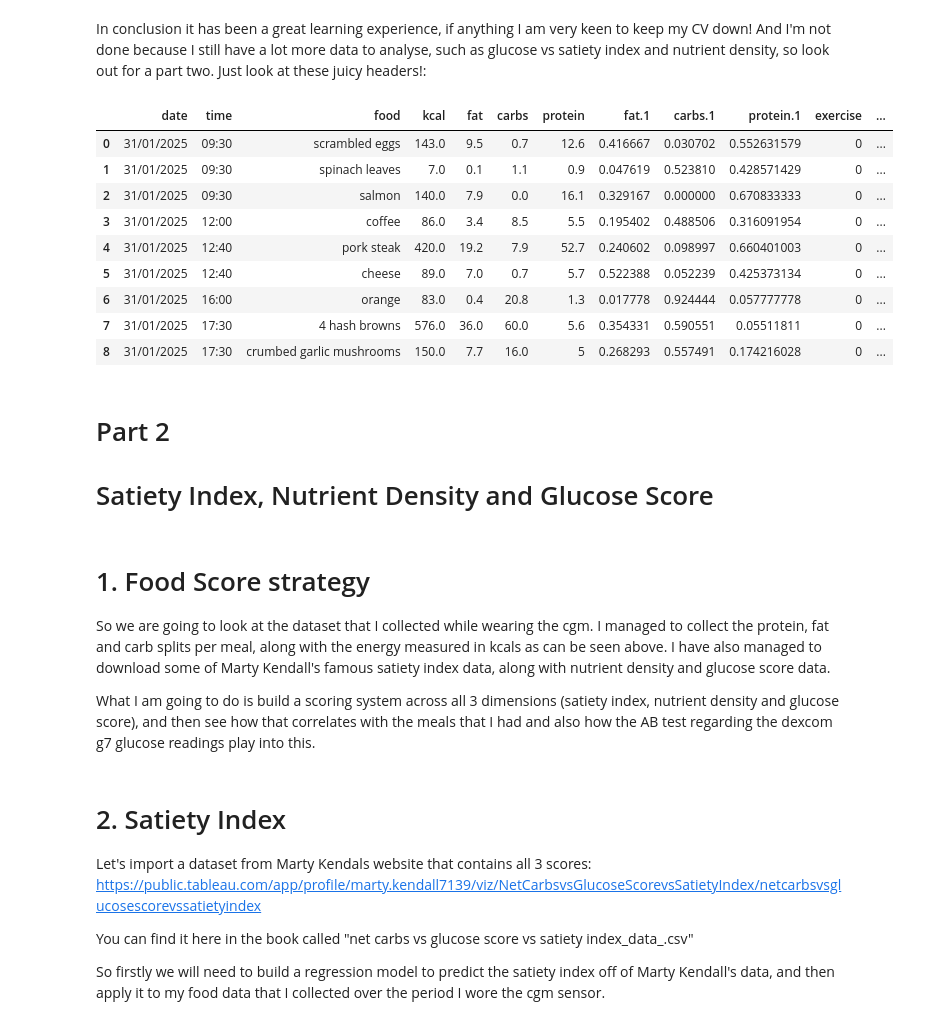
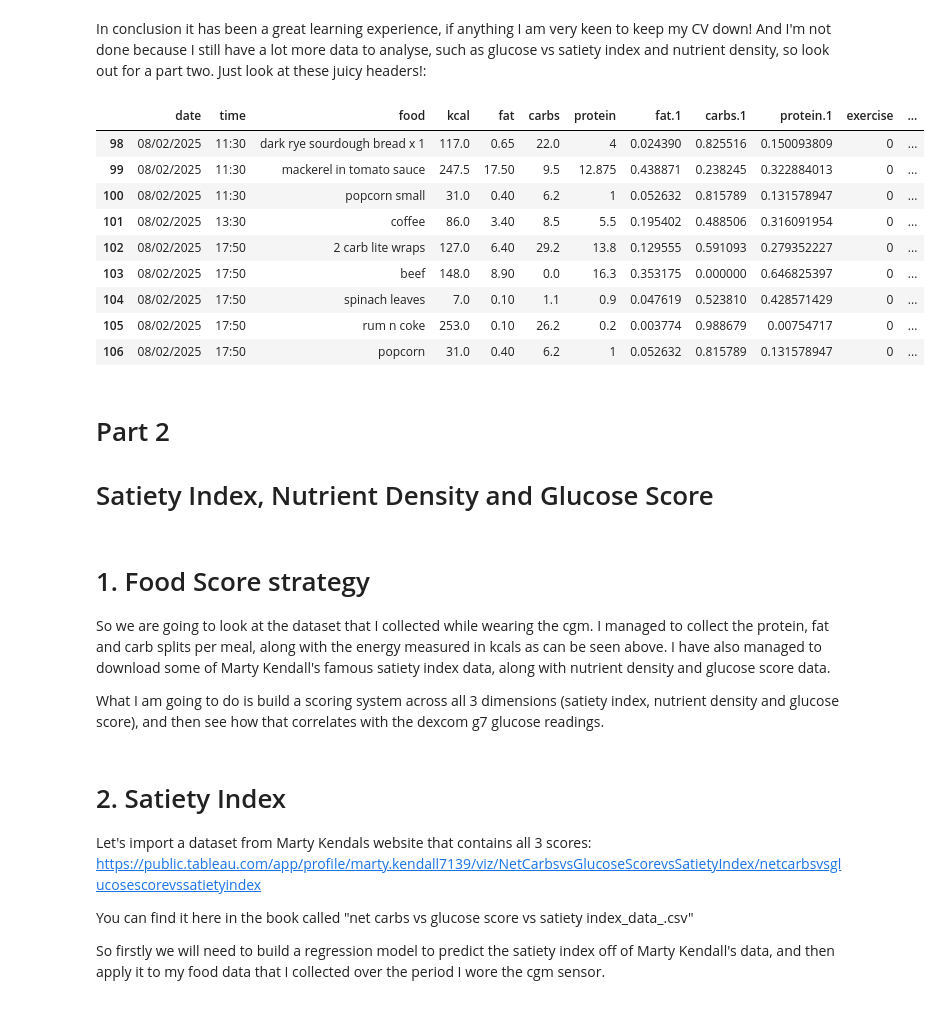
Before and after one commit to Usul1980/Dexcom-G7-analysis, a Jupyter notebook: dexcom-g7-cgm-vs-carbs-vs-exercise.ipynb, the cells around one changed output. Cells and saved outputs as stored; diff of their text form; code cells hidden in the pictures.

```diff
--- a/dexcom-g7-cgm-vs-carbs-vs-exercise.ipynb
+++ b/dexcom-g7-cgm-vs-carbs-vs-exercise.ipynb
@@ -116,6 +116,8 @@ OK lets compare the first 5 days to the second 5 days, by creating a variable an
 Let's import my carb intake data and visualize the carb intake by period.
 # %%
 diet = pd.read_csv('/kaggle/input/food-and-satiety-index/food_glucose_data.csv')
+
+diet = diet[diet['date'] !='09/02/2025']
 agg_diet = diet.groupby(['date'])['carbs'].agg(['sum']).reset_index()
 
 agg_diet['date'] = pd.Categorical(agg_diet['date'], ['31/01/2025','01/02/2025','02/02/2025','03/02/2025','04/02/2025','05/02/2025','06/02/2025','07/02/2025','08/02/2025','09/02/2025'])
@@ -123,7 +125,8 @@ agg_diet = agg_diet.sort_values(by='date')
 
 agg_diet['date'] = agg_diet['date'].astype(str)
 agg_diet['CarbCategory'] = np.where(agg_diet['date'] <= '04/02/2025','Normal','Lower')
-sns.boxplot(x=agg_diet['CarbCategory'].sort_values(ascending=False),y=agg_diet['sum'])
+agg_diet_ = agg_diet[agg_diet['date'] != '09/02/2025']
+sns.boxplot(x=agg_diet_['CarbCategory'].sort_values(ascending=False),y=agg_diet_['sum'])
 plt.title('Daily carb intake in grams');
 plt.xticks(rotation=90, ha='right');
 # %% [output]
@@ -260,18 +263,18 @@ Surprisingly, the 2 runs resulted in the HIGHEST BG readings over the entire sen
 # %% [markdown]
 In conclusion it has been a great learning experience, if anything I am very keen to keep my CV down! And I'm not done because I still have a lot more data to analyse, such as glucose vs satiety index and nutrient density, so look out for a part two. Just look at these juicy headers!:
 # %%
-diet.head(9)
+diet.tail(9)
 # %% [output]
 |  | date | time | food | kcal | fat | carbs | protein | fat.1 | carbs.1 | protein.1 | exercise | ... |
-| 0 | 31/01/2025 | 09:30 | scrambled eggs | 143.0 | 9.5 | 0.7 | 12.6 | 0.416667 | 0.030702 | 0.552631579 | 0 | ... |
-| 1 | 31/01/2025 | 09:30 | spinach leaves | 7.0 | 0.1 | 1.1 | 0.9 | 0.047619 | 0.523810 | 0.428571429 | 0 | ... |
-| 2 | 31/01/2025 | 09:30 | salmon | 140.0 | 7.9 | 0.0 | 16.1 | 0.329167 | 0.000000 | 0.670833333 | 0 | ... |
-| 3 | 31/01/2025 | 12:00 | coffee | 86.0 | 3.4 | 8.5 | 5.5 | 0.195402 | 0.488506 | 0.316091954 | 0 | ... |
-| 4 | 31/01/2025 | 12:40 | pork steak | 420.0 | 19.2 | 7.9 | 52.7 | 0.240602 | 0.098997 | 0.660401003 | 0 | ... |
-| 5 | 31/01/2025 | 12:40 | cheese | 89.0 | 7.0 | 0.7 | 5.7 | 0.522388 | 0.052239 | 0.425373134 | 0 | ... |
-| 6 | 31/01/2025 | 16:00 | orange | 83.0 | 0.4 | 20.8 | 1.3 | 0.017778 | 0.924444 | 0.057777778 | 0 | ... |
-| 7 | 31/01/2025 | 17:30 | 4 hash browns | 576.0 | 36.0 | 60.0 | 5.6 | 0.354331 | 0.590551 | 0.05511811 | 0 | ... |
-| 8 | 31/01/2025 | 17:30 | crumbed garlic mushrooms | 150.0 | 7.7 | 16.0 | 5 | 0.268293 | 0.557491 | 0.174216028 | 0 | ... |
+| 98 | 08/02/2025 | 11:30 | dark rye sourdough bread x 1 | 117.0 | 0.65 | 22.0 | 4 | 0.024390 | 0.825516 | 0.150093809 | 0 | ... |
+| 99 | 08/02/2025 | 11:30 | mackerel in tomato sauce | 247.5 | 17.50 | 9.5 | 12.875 | 0.438871 | 0.238245 | 0.322884013 | 0 | ... |
+| 100 | 08/02/2025 | 11:30 | popcorn small | 31.0 | 0.40 | 6.2 | 1 | 0.052632 | 0.815789 | 0.131578947 | 0 | ... |
+| 101 | 08/02/2025 | 13:30 | coffee | 86.0 | 3.40 | 8.5 | 5.5 | 0.195402 | 0.488506 | 0.316091954 | 0 | ... |
+| 102 | 08/02/2025 | 17:50 | 2 carb lite wraps | 127.0 | 6.40 | 29.2 | 13.8 | 0.129555 | 0.591093 | 0.279352227 | 0 | ... |
+| 103 | 08/02/2025 | 17:50 | beef | 148.0 | 8.90 | 0.0 | 16.3 | 0.353175 | 0.000000 | 0.646825397 | 0 | ... |
+| 104 | 08/02/2025 | 17:50 | spinach leaves | 7.0 | 0.10 | 1.1 | 0.9 | 0.047619 | 0.523810 | 0.428571429 | 0 | ... |
+| 105 | 08/02/2025 | 17:50 | rum n coke | 253.0 | 0.10 | 26.2 | 0.2 | 0.003774 | 0.988679 | 0.00754717 | 0 | ... |
+| 106 | 08/02/2025 | 17:50 | popcorn | 31.0 | 0.40 | 6.2 | 1 | 0.052632 | 0.815789 | 0.131578947 | 0 | ... |
 # %% [markdown]
 # Part 2
 
@@ -281,7 +284,7 @@ diet.head(9)
 
 So we are going to look at the dataset that I collected while wearing the cgm. I managed to collect the protein, fat and carb splits per meal, along with the energy measured in kcals as can be seen above. I have also managed to download some of Marty Kendall's famous satiety index data, along with nutrient density and glucose score data.
 
-What I am going to do is build a scoring system across all 3 dimensions (satiety index, nutrient density and glucose score), and then see how that correlates with the meals that I had and also how the AB test regarding the dexcom g7 glucose readings play into this.
+What I am going to do is build a scoring system across all 3 dimensions (satiety index, nutrient density and glucose score), and then see how that correlates with the dexcom g7 glucose readings.
 # %% [markdown]
 # 2. Satiety Index <a class="anchor"  id="satiety"></a>
 
```
Also changed, not shown: parts of 26 cells of this notebook.
